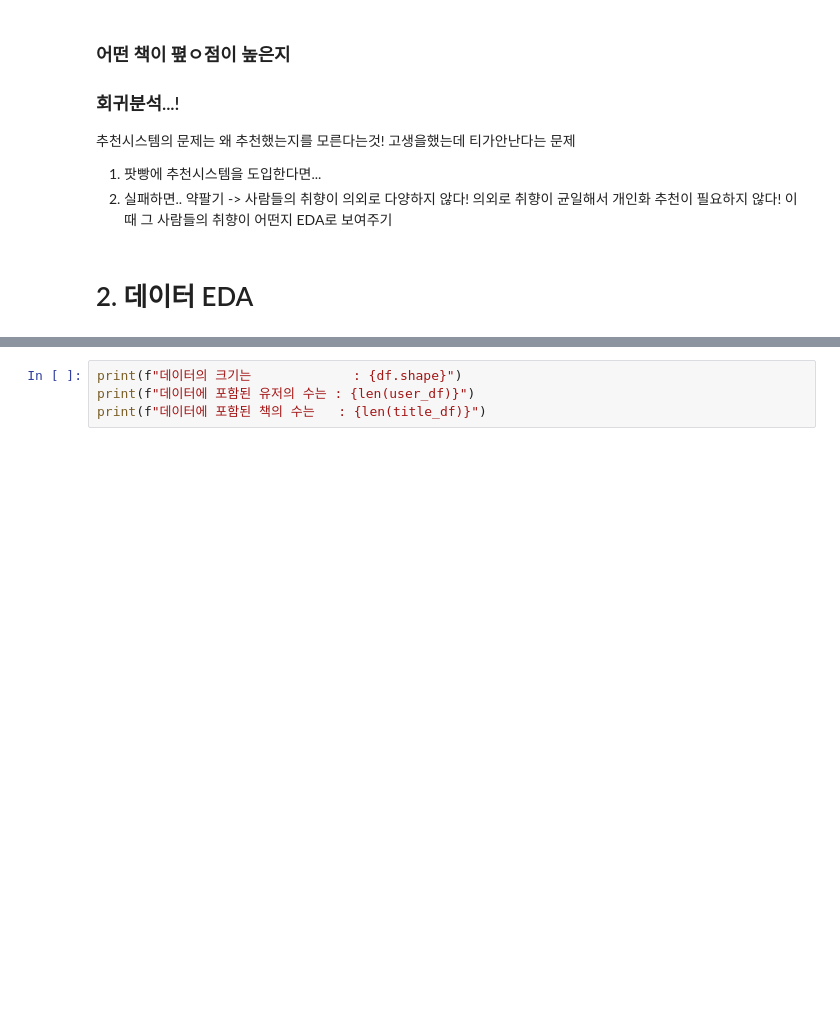
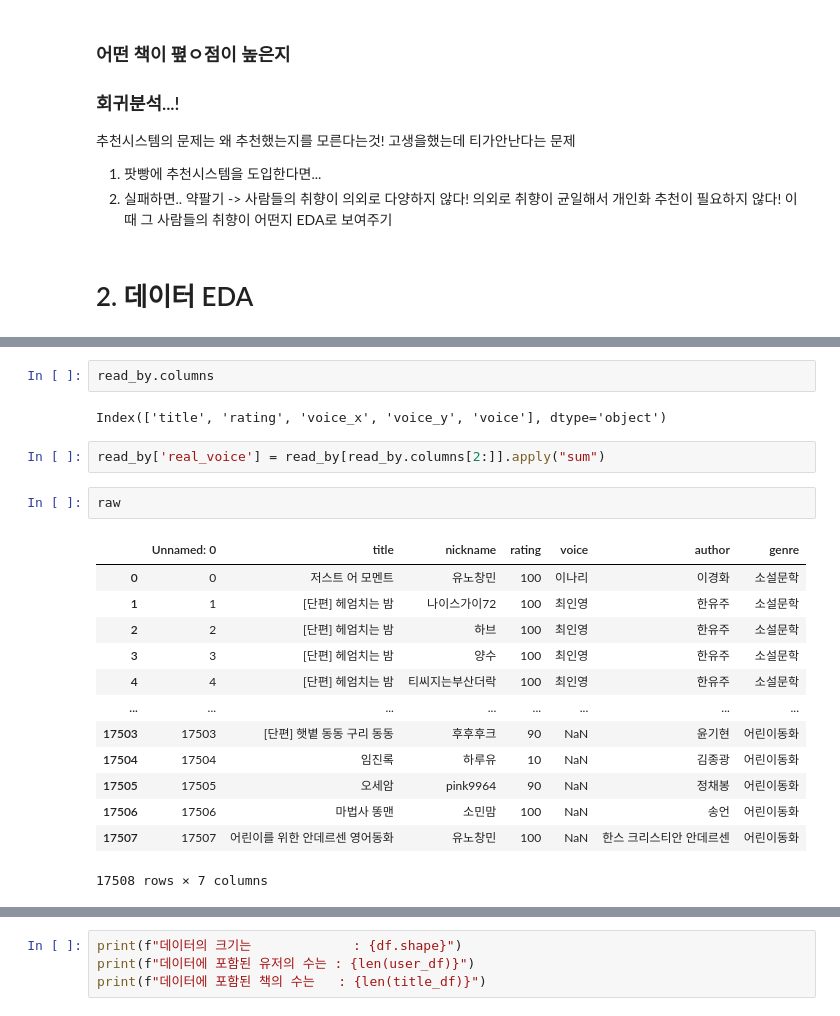
Before and after one commit to dataitgirls4/team_3, a Jupyter notebook: Recommendation_System.ipynb, the cells around one changed output, grey strips where cells are left out. Saved outputs shown, nothing was run; the diff lists cells and outputs as text; blank space fills up the shorter version.

```diff
--- a/Recommendation_System.ipynb
+++ b/Recommendation_System.ipynb
@@ -101,0 +242,22 @@ df
+# %%
+read_by.columns
+# %% [output]
+Index(['title', 'rating', 'voice_x', 'voice_y', 'voice'], dtype='object')
+# %%
+read_by['real_voice'] = read_by[read_by.columns[2:]].apply("sum")
+# %%
+raw
+# %% [output]
+|  | Unnamed: 0 | title | nickname | rating | voice | author | genre |
+| 0 | 0 | 저스트 어 모멘트 | 유노창민 | 100 | 이나리 | 이경화 | 소설문학 |
+| 1 | 1 | [단편] 헤엄치는 밤 | 나이스가이72 | 100 | 최인영 | 한유주 | 소설문학 |
+| 2 | 2 | [단편] 헤엄치는 밤 | 하브 | 100 | 최인영 | 한유주 | 소설문학 |
+| 3 | 3 | [단편] 헤엄치는 밤 | 양수 | 100 | 최인영 | 한유주 | 소설문학 |
+| 4 | 4 | [단편] 헤엄치는 밤 | 티씨지는부산더락 | 100 | 최인영 | 한유주 | 소설문학 |
+| ... | ... | ... | ... | ... | ... | ... | ... |
+| 17503 | 17503 | [단편] 햇볕 동동 구리 동동 | 후후후크 | 90 | NaN | 윤기현 | 어린이동화 |
+| 17504 | 17504 | 임진록 | 하루유 | 10 | NaN | 김종광 | 어린이동화 |
+| 17505 | 17505 | 오세암 | pink9964 | 90 | NaN | 정채봉 | 어린이동화 |
+| 17506 | 17506 | 마법사 똥맨 | 소민맘 | 100 | NaN | 송언 | 어린이동화 |
+| 17507 | 17507 | 어린이를 위한 안데르센 영어동화 | 유노창민 | 100 | NaN | 한스 크리스티안 안데르센 | 어린이동화 |
+17508 rows × 7 columns
```
Also changed, not shown: parts of 38 cells of this notebook.
